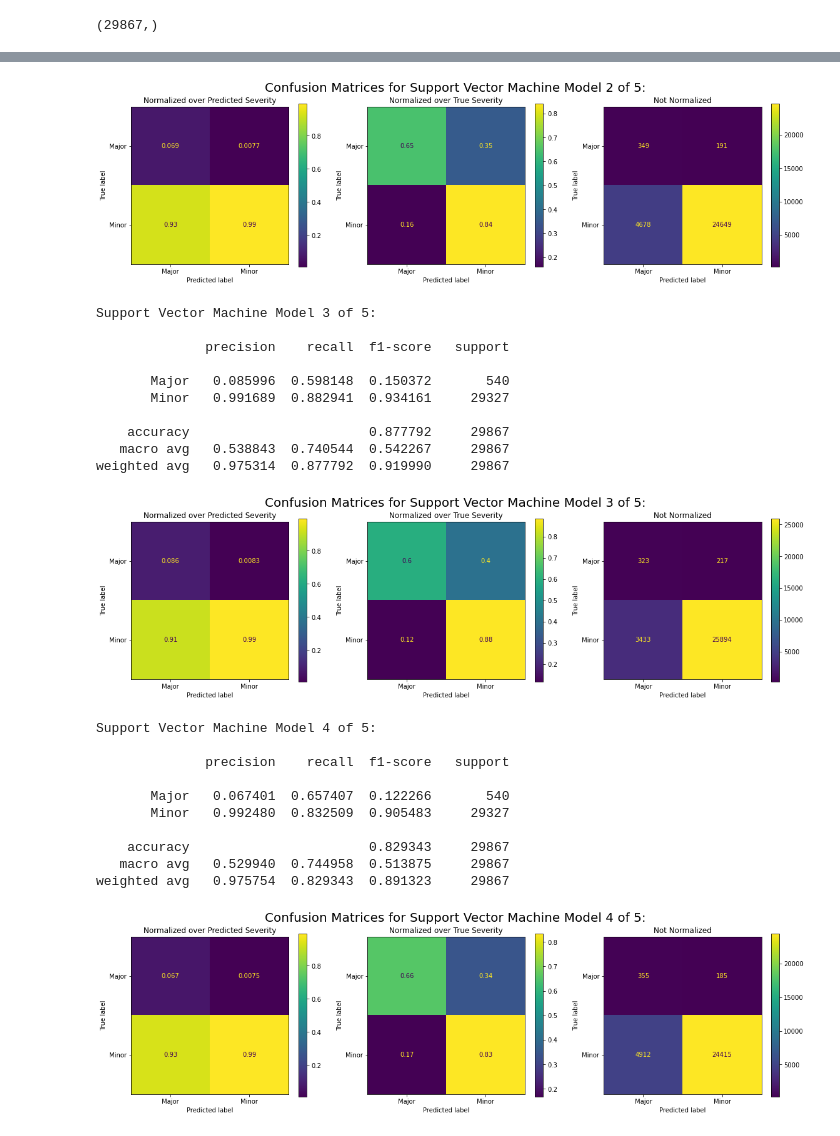
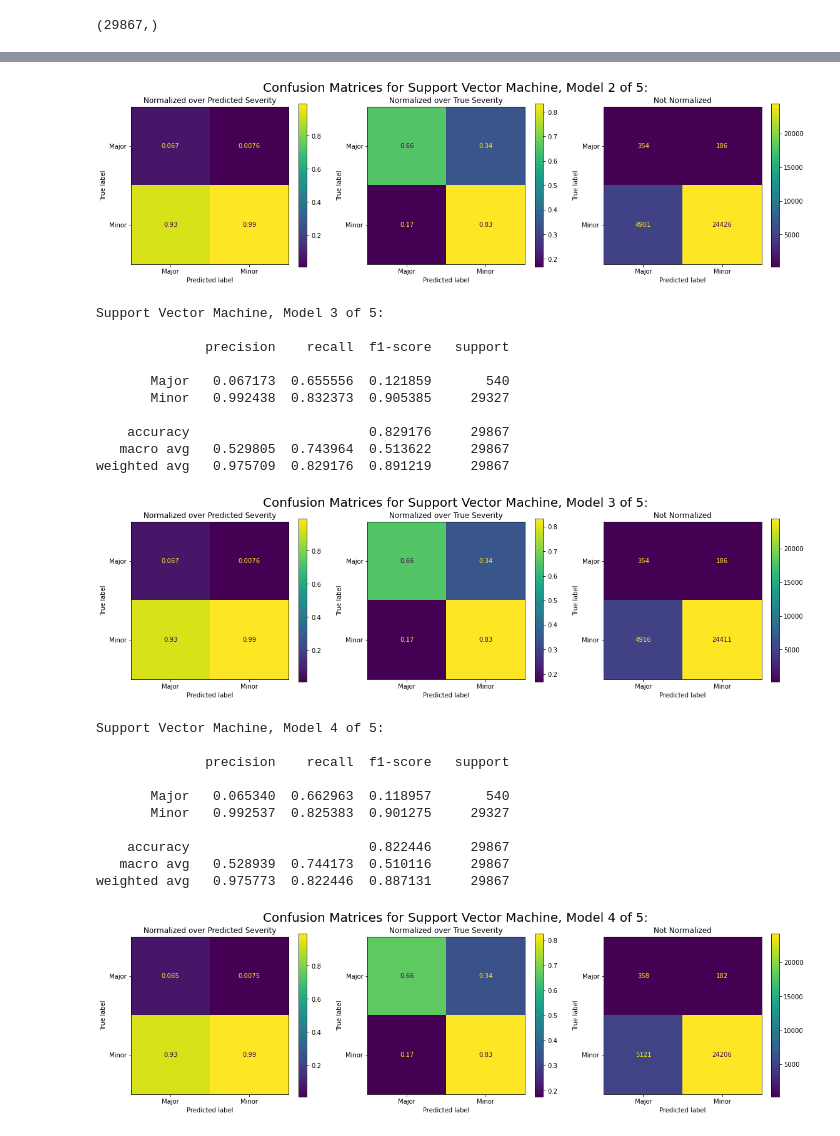
Before and after one commit to cbates79/Coursera_Capstone, a Jupyter notebook: Predicting Motor Vehicle Accident Severity in Seattle, Washington by Oversampling Minority Classes to Achieve Balanced Training Data.ipynb, the cells around one changed output, grey strips where cells are left out. Cells and saved outputs as stored; diff of their text form; code cells hidden in the pictures.

```diff
--- a/Predicting Motor Vehicle Accident Severity in Seattle, Washington by Oversampling Minority Classes to Achieve Balanced Training Data.ipynb
+++ b/Predicting Motor Vehicle Accident Severity in Seattle, Washington by Oversampling Minority Classes to Achieve Balanced Training Data.ipynb
@@ -1029,7 +1029,7 @@ test_size_ratio = 0.200000
 # across the two classes of accident severity.
 #sampling_ratio = size_of_training_set / (2 * len(df_class_major_severity_train_pre_sampling))
 # print('size_of_training_set = %d' % (size_of_training_set))
-sampling_ratio = 1
+sampling_ratio = 2
 print('sampling_ratio = %f' % (sampling_ratio))
 
 # Set the replace parameter of the sample method based on the sampling ratio.
@@ -1403,13 +1403,13 @@ target_names = ['Major', 'Minor']
 display_labels = target_names
 for index, logistic_regression_clf in zip(range(len(logistic_regression_scores['estimator'])), logistic_regression_scores['estimator']):
     y_test_predicted = logistic_regression_clf.predict(X_test)
-    print('Logistic Regression Model %d of %d:' % (index + 1, number_of_models))
+    print('Logistic Regression, Model %d of %d:' % (index + 1, number_of_models))
     print()
     print(classification_report(y_test, y_test_predicted, labels=labels, target_names=target_names, digits=6))
 
     # Create a figure.
     fig = plt.figure(num=str(index + 1), figsize=(6.4 * 3, 4.8))
-    fig.suptitle('Confusion Matrices for Logistic Regression Model %d of %d:' % (index + 1, number_of_models), fontsize=20)
+    fig.suptitle('Confusion Matrices for Logistic Regression, Model %d of %d:' % (index + 1, number_of_models), fontsize=20)
 
     ax = plt.subplot(1, 3, 1)
     ax.set_title("Normalized over Predicted Severity", fontsize=12)
@@ -1520,13 +1520,13 @@ target_names = ['Major', 'Minor']
 display_labels = target_names
 for index, linear_svc_clf in zip(range(len(linear_svc_scores['estimator'])), linear_svc_scores['estimator']):
     y_test_predicted = linear_svc_clf.predict(X_test)
-    print('Support Vector Machine Model %d of %d:' % (index + 1, number_of_models))
+    print('Support Vector Machine, Model %d of %d:' % (index + 1, number_of_models))
     print()
     print(classification_report(y_test, y_test_predicted, labels=labels, target_names=target_names, digits=6))
 
     # Create a figure.
     fig = plt.figure(num=str(index + 1), figsize=(6.4 * 3, 4.8))
-    fig.suptitle('Confusion Matrices for Support Vector Machine Model %d of %d:' % (index + 1, number_of_models), fontsize=20)
+    fig.suptitle('Confusion Matrices for Support Vector Machine, Model %d of %d:' % (index + 1, number_of_models), fontsize=20)
 
     ax = plt.subplot(1,3,1)
     ax.set_title("Normalized over Predicted Severity", fontsize=12)
@@ -1566,23 +1566,23 @@ weighted avg   0.975625  0.836977  0.895923     29867
 [figure]
-Support Vector Machine Model 3 of 5:
+Support Vector Machine, Model 3 of 5:
 
               precision    recall  f1-score   support
 
-       Major   0.085996  0.598148  0.150372       540
-       Minor   0.991689  0.882941  0.934161     29327
+       Major   0.067173  0.655556  0.121859       540
+       Minor   0.992438  0.832373  0.905385     29327
 
-    accuracy                       0.877792     29867
-   macro avg   0.538843  0.740544  0.542267     29867
-weighted avg   0.975314  0.877792  0.919990     29867
+    accuracy                       0.829176     29867
+   macro avg   0.529805  0.743964  0.513622     29867
+weighted avg   0.975709  0.829176  0.891219     29867
-[figure, old version]
+[figure, new version]
-Support Vector Machine Model 4 of 5:
+Support Vector Machine, Model 4 of 5:
 
               precision    recall  f1-score   support
 
-       Major   0.067401  0.657407  0.122266       540
-       Minor   0.992480  0.832509  0.905483     29327
+       Major   0.065340  0.662963  0.118957       540
+       Minor   0.992537  0.825383  0.901275     29327
 
-    accuracy                       0.829343     29867
-   macro avg   0.529940  0.744958  0.513875     29867
-weighted avg   0.975754  0.829343  0.891323     29867
+    accuracy                       0.822446     29867
+   macro avg   0.528939  0.744173  0.510116     29867
+weighted avg   0.975773  0.822446  0.887131     29867
 [figure]
```
Also changed, not shown: parts of 35 cells of this notebook, 1 other file.
